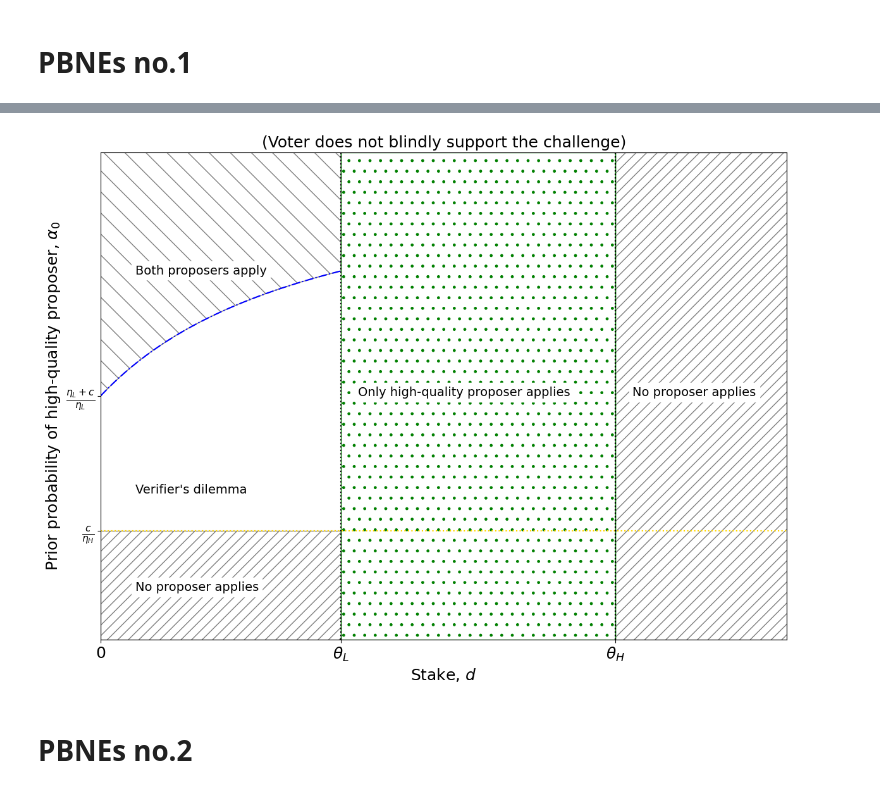
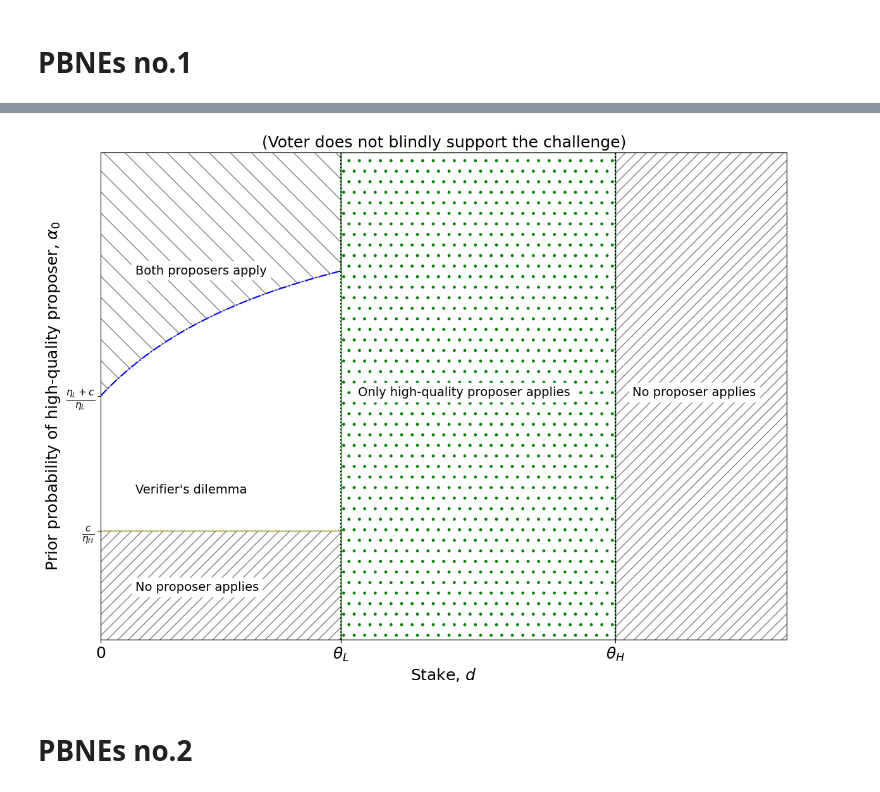
Before and after one commit to TilooNguyen/Optimistic-Resolution-with-Costly-Verification, a Jupyter notebook: TCR.ipynb, the cells around one changed output, grey strips where cells are left out. Saved outputs shown, nothing was run; the diff lists cells and outputs as text; code cells hidden in the pictures.

```diff
--- a/TCR.ipynb
+++ b/TCR.ipynb
@@ -473,8 +408,8 @@ ax.plot(x1, a0_2, 'b-.',
         label=r'$\alpha_{0/C} = 1 - \frac{c}{s_cd - \eta_L}$')
 
 # Horizontal threshold
-(c_Pa/etaH_Pa) * np.ones_like(x1)
-
+alV_1 = (c_Pa/etaH_Pa) * np.ones_like(x1)  # Constant value 3 for the range
+plt.plot(x1, alV_1, 'y:')
 # Vertical reference lines
 ax.axvline(theL, linestyle=':', color='black')
 ax.axvline(theH, linestyle=':', color='black')
@@ -502,34 +437,34 @@ ax.fill_between(y, 0, 1,
 ax.set_xlim(0, 2)
 ax.set_ylim(0, 1)
 
 ax.set_xticks([0, theL, theH])
 ax.set_xticklabels(["0", r"$\theta_L$", r"$\theta_H$"], fontsize=18)
 
 ax.set_yticks([alpha_v, (etaL_Pa + c_Pa) / etaL_Pa])
 ax.set_yticklabels([r'$\frac{c}{\eta_H}$',
                     r"$\frac{\eta_L + c}{\eta_L}$"],
                    fontsize=16)
 
 # --- Labels ---
 ax.set_xlabel(r'Stake, $d$', fontsize=18)
 ax.set_ylabel(r"Prior probability of high-quality proposer, $\alpha_0$", fontsize=18)
 ax.set_title('(Voter does not blindly support the challenge)', fontsize=18)
 
 # --- Annotations ---
 ax.text(.1, .3, "Verifier's dilemma", backgroundcolor='white', fontsize=14)
 ax.text(.1, .75, "Both proposers apply", backgroundcolor='white', fontsize=14)
 ax.text(.75, .5, "Only high-quality proposer applies", backgroundcolor='white', fontsize=14)
 ax.text(.1, .1, "No proposer applies", backgroundcolor='white', fontsize=14)
 ax.text(1.55, .5, "No proposer applies", backgroundcolor='white', fontsize=14)
 
 # --- Legend (deduplicated) ---
 handles, labels = ax.get_legend_handles_labels()
 unique = dict(zip(labels, handles))
 # ax.legend(unique.values(), unique.keys(), fontsize=16)
 
 plt.show()
 # %% [output]
-[figure, old version]
+[figure, new version]
 # %% [markdown]
 # PBNEs no.2
 # %%
```
Also changed, not shown: parts of 1 cell of this notebook.
